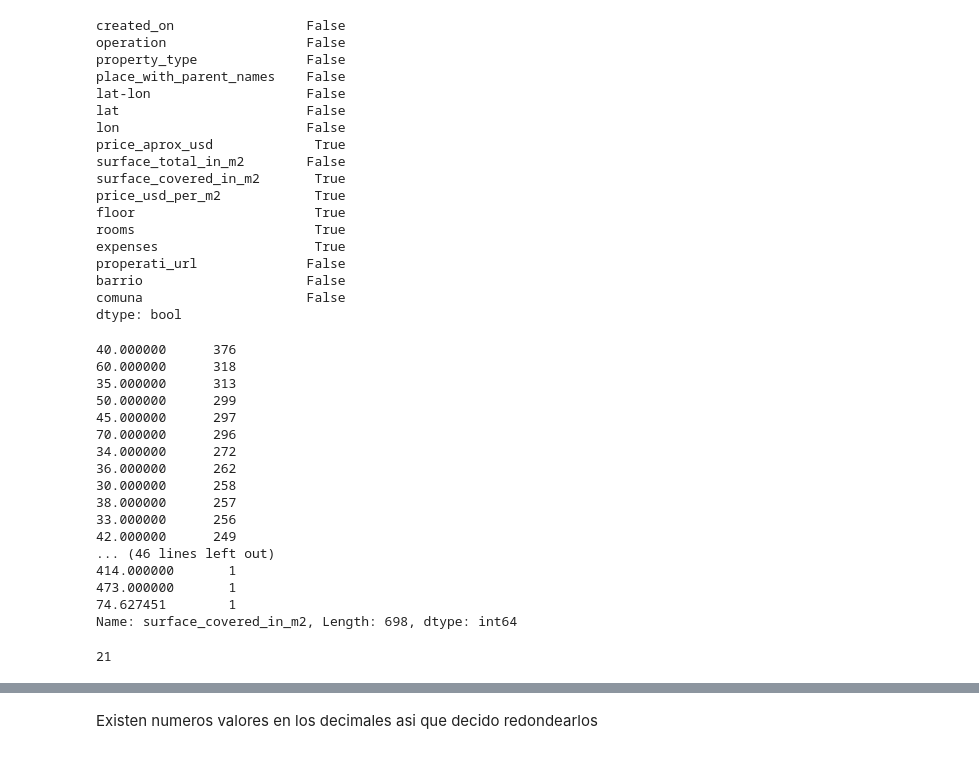
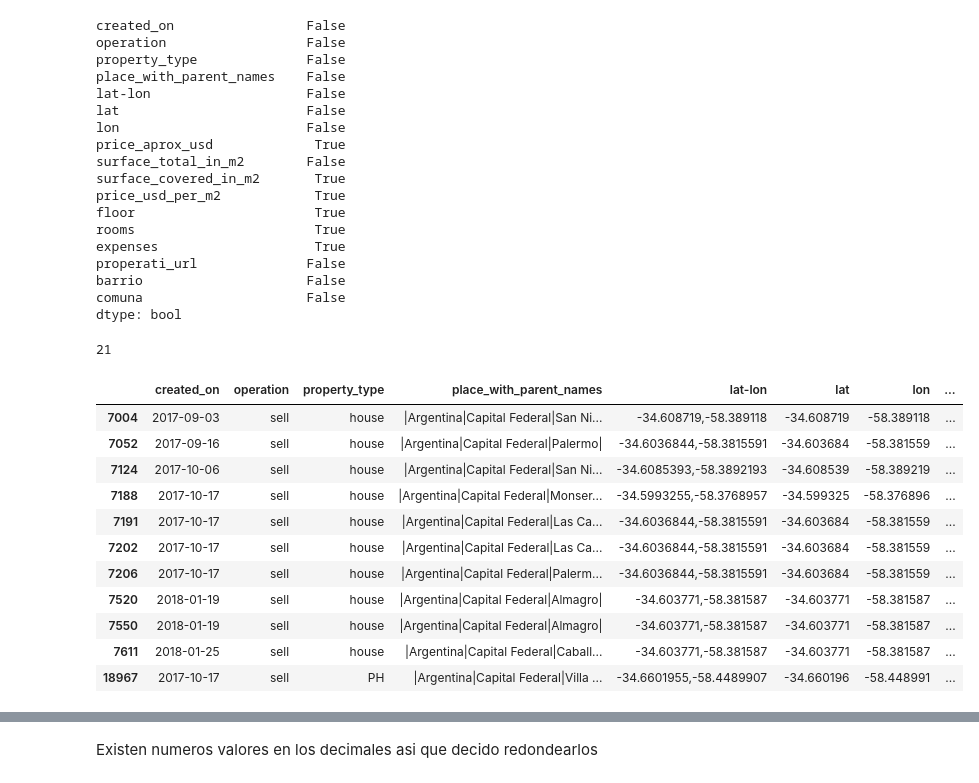
Before and after one commit to ppalomanes/acamica-ds, a Jupyter notebook: entrega01/recursos_proyecto_1.ipynb, the cells around one changed output, grey strips where cells are left out. Saved outputs shown, nothing was run; the diff lists cells and outputs as text; code cells hidden in the pictures.

```diff
--- a/entrega01/recursos_proyecto_1.ipynb
+++ b/entrega01/recursos_proyecto_1.ipynb
@@ -134,6 +134,7 @@ initial_shape = df_filtered.shape
 df_filtered = df_filtered.dropna(how='all',
                    subset=['surface_total_in_m2',
                            'surface_covered_in_m2',
+                           'rooms',
                            'price_aprox_usd',
                            'price_usd_per_m2'])
 end_shape = df_filtered.shape
@@ -275,35 +232,31 @@ properati_url              False
 barrio                     False
 comuna                     False
 dtype: bool
-# %%
-df_filtered['surface_covered_in_m2'].value_counts(dropna=False)
-# %% [output]
-40.000000      376
-60.000000      318
-35.000000      313
-50.000000      299
-45.000000      297
-70.000000      296
-34.000000      272
-36.000000      262
-30.000000      258
-38.000000      257
-33.000000      256
-42.000000      249
-... (46 lines left out)
-414.000000       1
-473.000000       1
-74.627451        1
-Name: surface_covered_in_m2, Length: 698, dtype: int64
 # %%
 df_filtered['surface_covered_in_m2'].isna().sum()
 # %% [output]
 21
 # %%
-#df_filtered[df_filtered['surface_covered_in_m2'].isna()]
+nanSurfaceCovered = df_filtered[df_filtered['surface_covered_in_m2'].isna()].index
+df_filtered = df_filtered[~df_filtered.index.isin(nanSurfaceCovered)]
 # %%
 df_filtered['rooms'] = df_filtered['rooms'].fillna(
     df_filtered.groupby([
         "barrio",
         "property_type"
     ])["rooms"].transform("median"))
+# %%
+df_filtered[df_filtered['rooms'].isna()]
+# %% [output]
+|  | created_on | operation | property_type | place_with_parent_names | lat-lon | lat | lon | ... |
+| 7004 | 2017-09-03 | sell | house | |Argentina|Capital Federal|San Ni... | -34.608719,-58.389118 | -34.608719 | -58.389118 | ... |
+| 7052 | 2017-09-16 | sell | house | |Argentina|Capital Federal|Palermo| | -34.6036844,-58.3815591 | -34.603684 | -58.381559 | ... |
+| 7124 | 2017-10-06 | sell | house | |Argentina|Capital Federal|San Ni... | -34.6085393,-58.3892193 | -34.608539 | -58.389219 | ... |
+| 7188 | 2017-10-17 | sell | house | |Argentina|Capital Federal|Monser... | -34.5993255,-58.3768957 | -34.599325 | -58.376896 | ... |
+| 7191 | 2017-10-17 | sell | house | |Argentina|Capital Federal|Las Ca... | -34.6036844,-58.3815591 | -34.603684 | -58.381559 | ... |
+| 7202 | 2017-10-17 | sell | house | |Argentina|Capital Federal|Las Ca... | -34.6036844,-58.3815591 | -34.603684 | -58.381559 | ... |
+| 7206 | 2017-10-17 | sell | house | |Argentina|Capital Federal|Palerm... | -34.6036844,-58.3815591 | -34.603684 | -58.381559 | ... |
+| 7520 | 2018-01-19 | sell | house | |Argentina|Capital Federal|Almagro| | -34.603771,-58.381587 | -34.603771 | -58.381587 | ... |
+| 7550 | 2018-01-19 | sell | house | |Argentina|Capital Federal|Almagro| | -34.603771,-58.381587 | -34.603771 | -58.381587 | ... |
+| 7611 | 2018-01-25 | sell | house | |Argentina|Capital Federal|Caball... | -34.603771,-58.381587 | -34.603771 | -58.381587 | ... |
+| 18967 | 2017-10-17 | sell | PH | |Argentina|Capital Federal|Villa ... | -34.6601955,-58.4489907 | -34.660196 | -58.448991 | ... |
```
Also changed, not shown: parts of 20 cells of this notebook, 3 other files.
